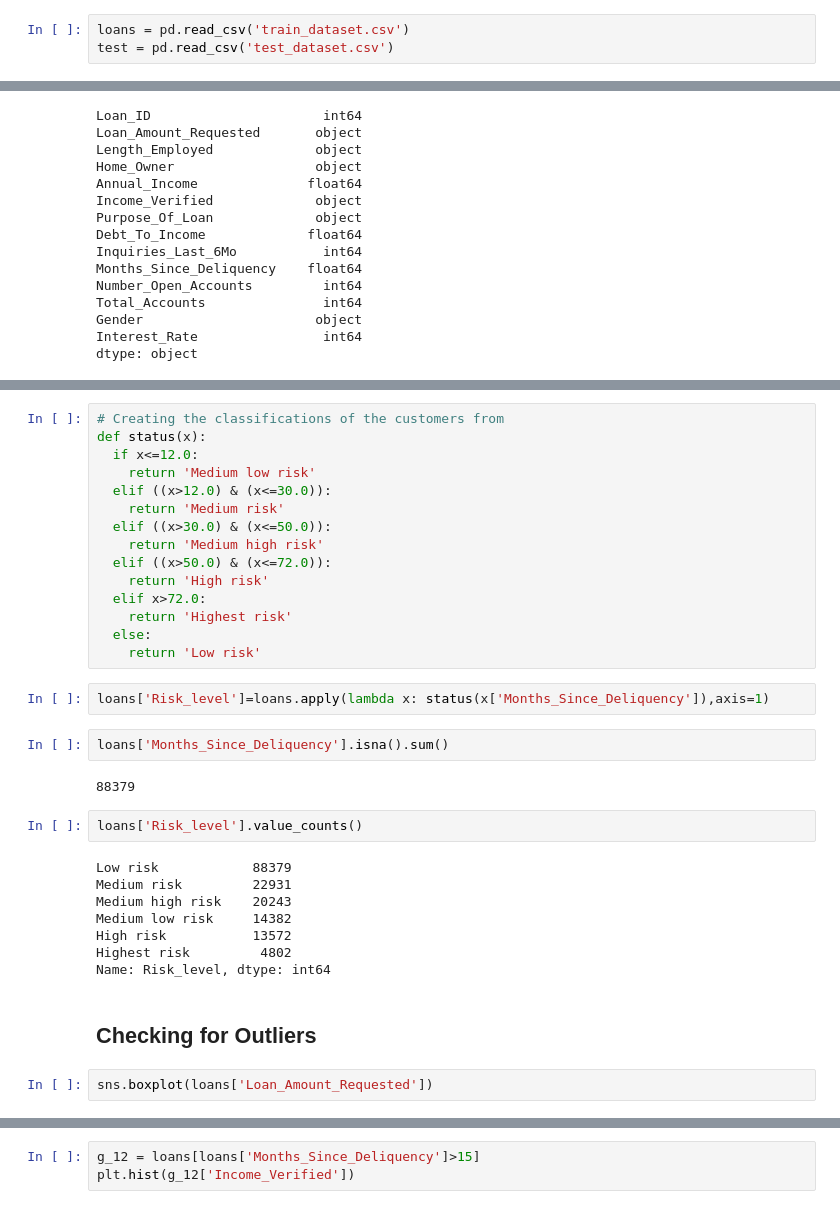
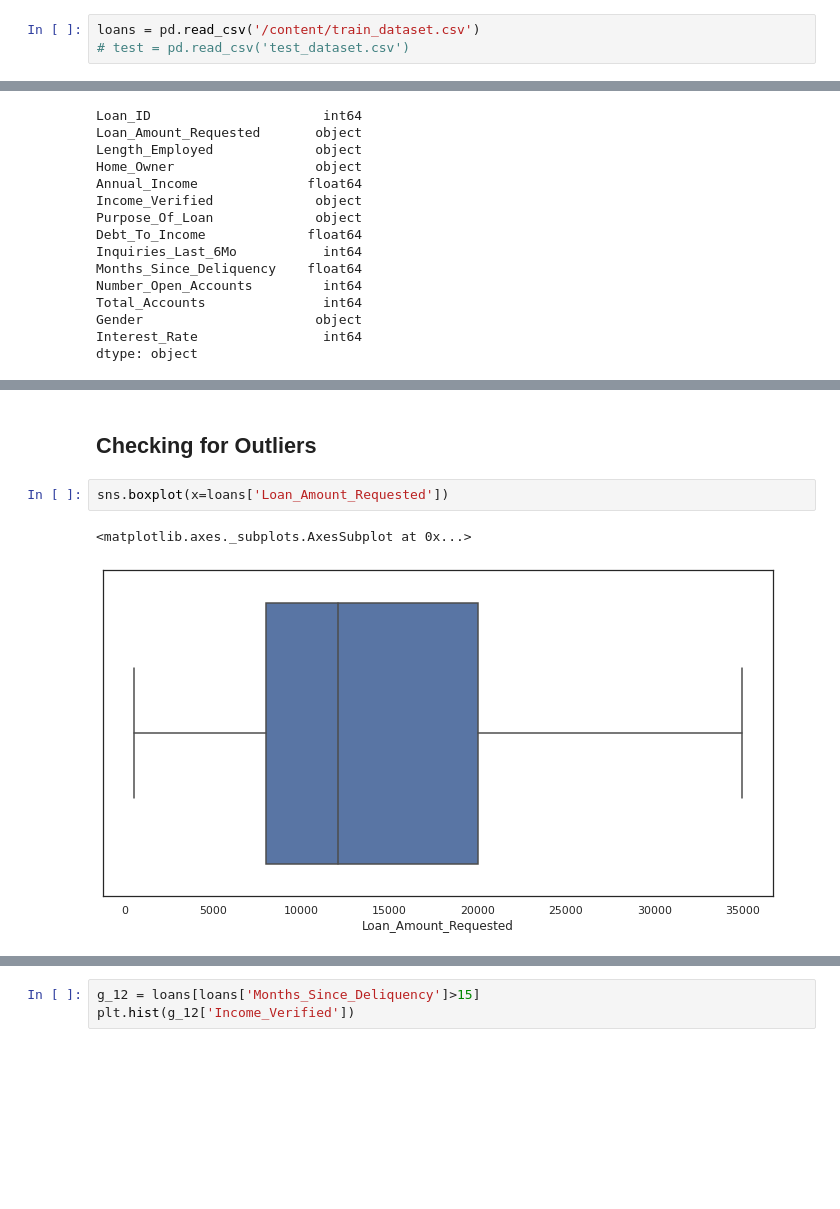
Before and after one commit to Josephnyingi/team2_dcs6_loan_prediction, a Jupyter notebook: Loans.ipynb, the cells around one changed output, grey strips where cells are left out. Cells and saved outputs as stored; diff of their text form; blank space fills up the shorter version.

```diff
--- a/Loans.ipynb
+++ b/Loans.ipynb
@@ -10,3 +17,3 @@ import seaborn as sns
 # %%
-loans = pd.read_csv('train_dataset.csv')
-test = pd.read_csv('test_dataset.csv')
+loans = pd.read_csv('/content/train_dataset.csv')
+# test = pd.read_csv('test_dataset.csv')
@@ -95,38 +97,10 @@ loans['Loan_Amount_Requested'] = loans['Loan_Amount_Requested'].astype('int')
-# %%
-# Creating the classifications of the customers from
-def status(x):
-  if x<=12.0:
-    return 'Medium low risk'
-  elif ((x>12.0) & (x<=30.0)):
-    return 'Medium risk'
-  elif ((x>30.0) & (x<=50.0)):
-    return 'Medium high risk'
-  elif ((x>50.0) & (x<=72.0)):
-    return 'High risk'
-  elif x>72.0:
-    return 'Highest risk'
-  else:
-    return 'Low risk'
-# %%
-loans['Risk_level']=loans.apply(lambda x: status(x['Months_Since_Deliquency']),axis=1)
-# %%
-loans['Months_Since_Deliquency'].isna().sum()
-# %% [output]
-88379
-# %%
-loans['Risk_level'].value_counts()
-# %% [output]
-Low risk            88379
-Medium risk         22931
-Medium high risk    20243
-Medium low risk     14382
-High risk           13572
-Highest risk         4802
-Name: Risk_level, dtype: int64
 # %% [markdown]
 ## Checking for Outliers
 # %%
-sns.boxplot(loans['Loan_Amount_Requested'])
+sns.boxplot(x=loans['Loan_Amount_Requested'])
+# %% [output]
+<matplotlib.axes._subplots.AxesSubplot at 0x...>
+[figure, added]
 # %%
 sns.boxplot(x=loans['Annual_Income'])
 sns.despine()
```
Also changed, not shown: parts of 101 cells of this notebook.
